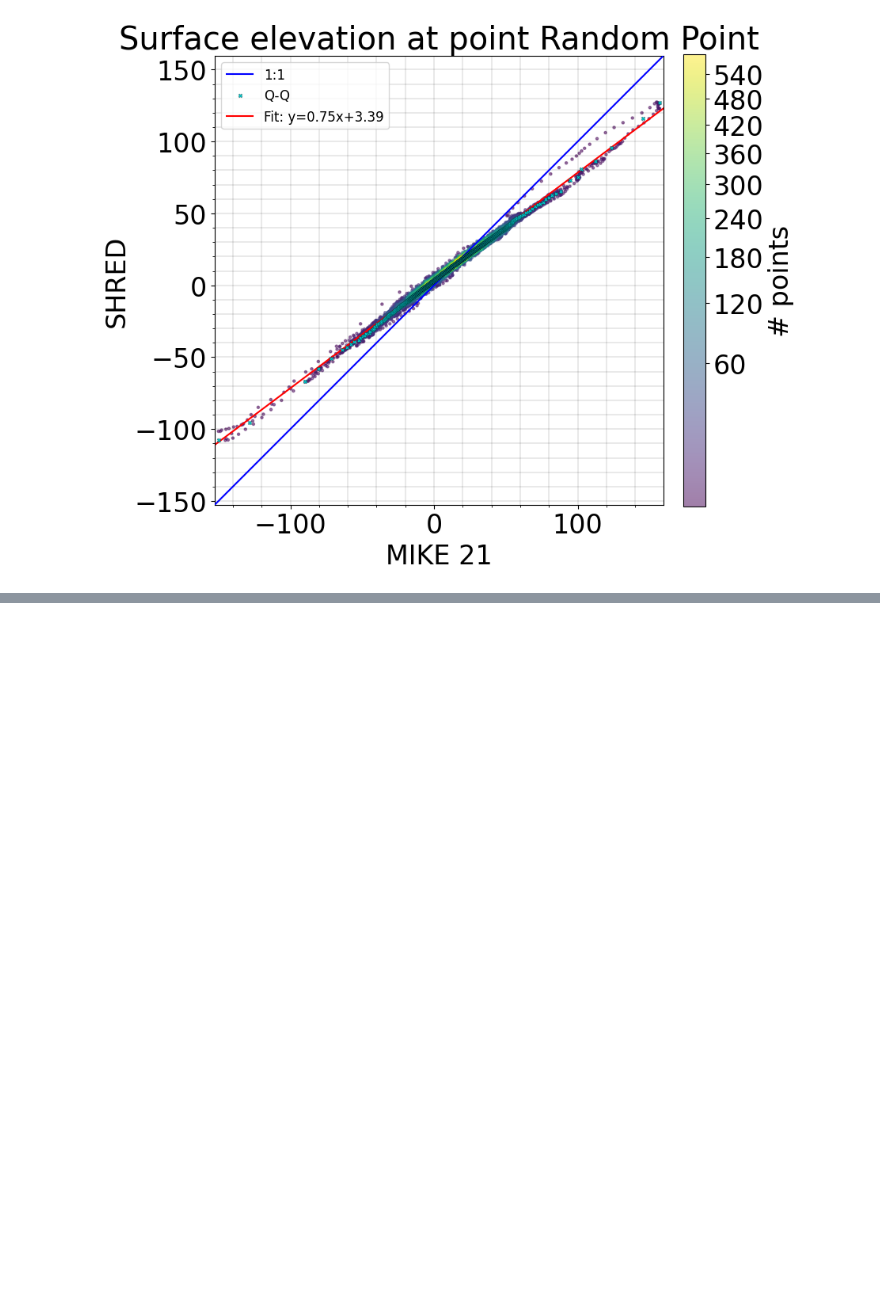
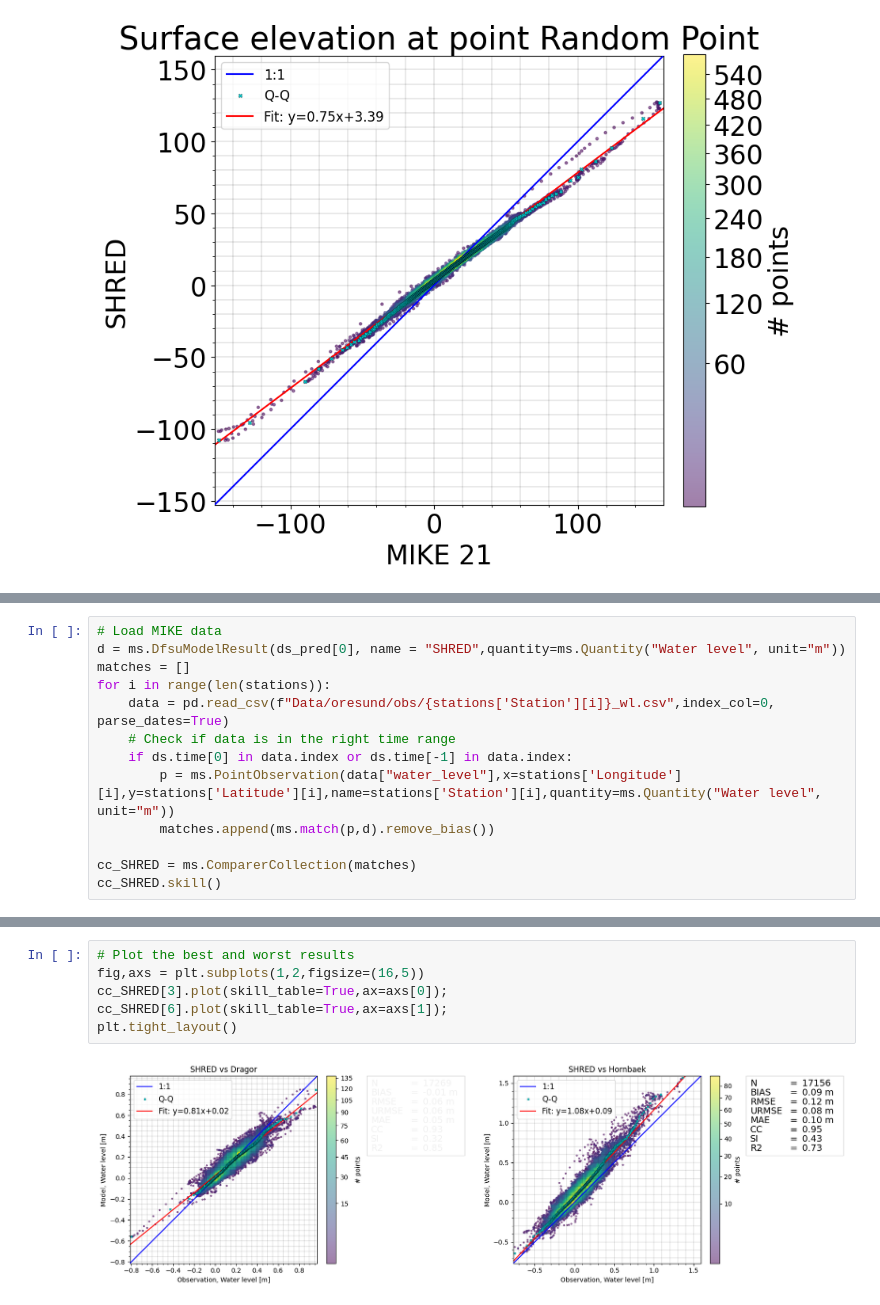
Before and after one commit to FrejaTerpPetersen/pyshred, a Jupyter notebook: Øresund_reconstruction.ipynb, the cells around one changed output, grey strips where cells are left out. Cells and saved outputs as stored; diff of their text form; blank space fills up the shorter version.

```diff
--- a/Øresund_reconstruction.ipynb
+++ b/Øresund_reconstruction.ipynb
@@ -278,0 +342,13 @@ plt.tight_layout()
+# %%
+# Load MIKE data
+d = ms.DfsuModelResult(ds_pred[0], name = "SHRED",quantity=ms.Quantity("Water level", unit="m"))
+matches = []
+for i in range(len(stations)):
+    data = pd.read_csv(f"Data/oresund/obs/{stations['Station'][i]}_wl.csv",index_col=0, parse_dates=True)
+    # Check if data is in the right time range
+    if ds.time[0] in data.index or ds.time[-1] in data.index:
+        p = ms.PointObservation(data["water_level"],x=stations['Longitude'][i],y=stations['Latitude'][i],name=stations['Station'][i],quantity=ms.Quantity("Water level", unit="m"))
+        matches.append(ms.match(p,d).remove_bias())
+
+cc_SHRED = ms.ComparerCollection(matches)
+cc_SHRED.skill()
@@ -278,0 +370,8 @@ plt.tight_layout()
+# %%
+# Plot the best and worst results
+fig,axs = plt.subplots(1,2,figsize=(16,5))
+cc_SHRED[3].plot(skill_table=True,ax=axs[0]);
+cc_SHRED[6].plot(skill_table=True,ax=axs[1]);
+plt.tight_layout()
+# %% [output]
+[figure, added]
```
Also changed, not shown: parts of 20 cells of this notebook, 14 other files.
